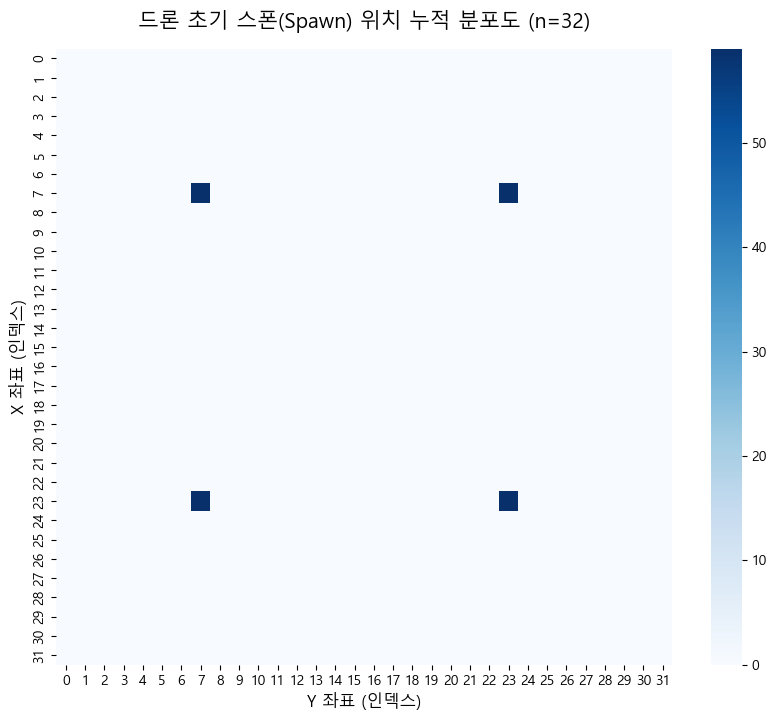
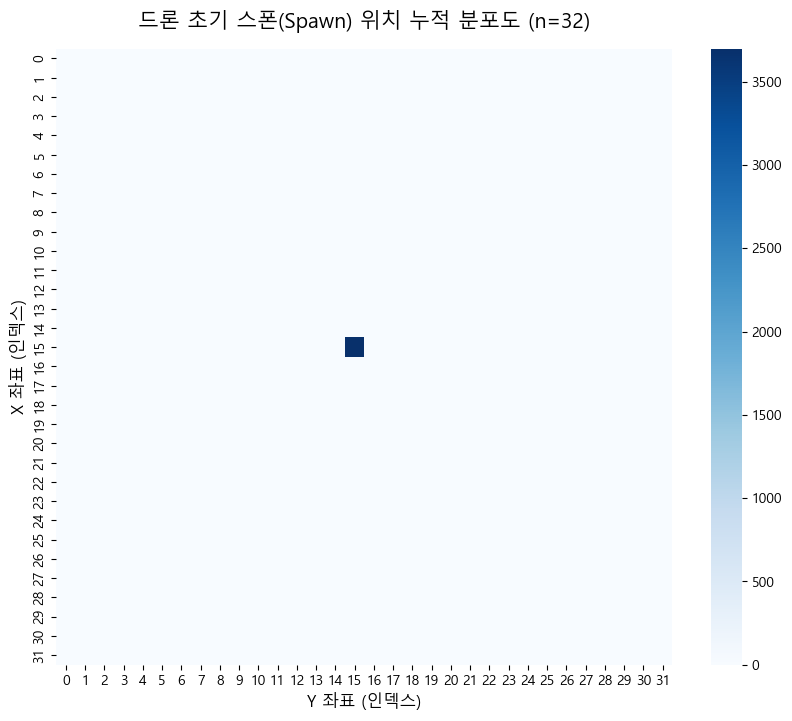
The change to this notebook cell's code, shown as a diff; its figure went from the first image to the second:
--- before
+++ after
@@ -1,2 +1,2 @@
-heatmap_matrix = plot_drone_spawn_heatmap(df[df["Spawn_Strategy"] == 4])
+heatmap_matrix = plot_drone_spawn_heatmap(df[df["Spawn_Strategy"] == 1])
 #heatmap_matrix = plot_drone_spawn_heatmap(df[df["Spawn_Strategy"] == 32].iloc[[10]])

Commit: update